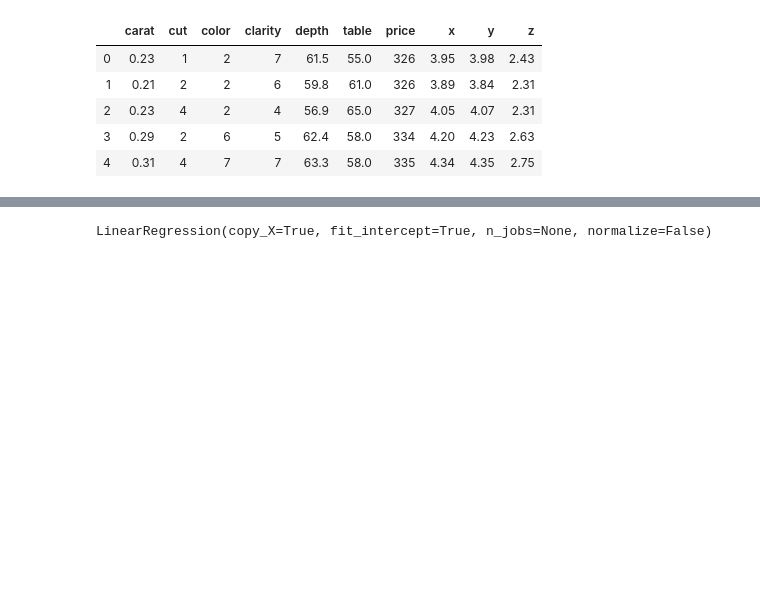
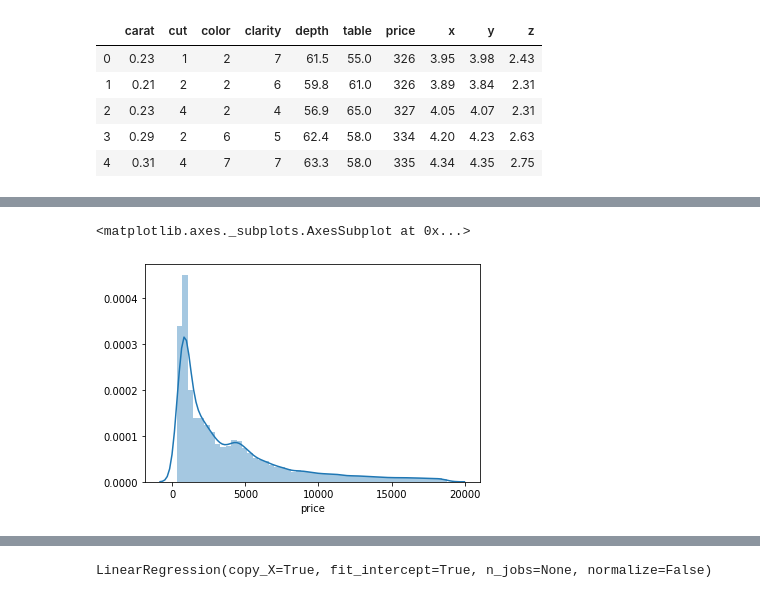
Before and after one commit to AnnaLenaStoe/Diamonds, a Jupyter notebook: diamonds.ipynb, the cells around one changed output, grey strips where cells are left out. Saved outputs shown, nothing was run; the diff lists cells and outputs as text; code cells hidden in the pictures; blank space fills up the shorter version.

```diff
--- a/diamonds.ipynb
+++ b/diamonds.ipynb
@@ -153,3 +169,7 @@ diamond.head()
 # %%
-#sns.distplot(diamond['price'])
+#Analyse des Preises, der Preis wird in USD angezeigt
+sns.distplot(diamond['price'])
+# %% [output]
+<matplotlib.axes._subplots.AxesSubplot at 0x...>
+[figure, added]
 # %%
```
Also changed, not shown: parts of 45 cells of this notebook.
